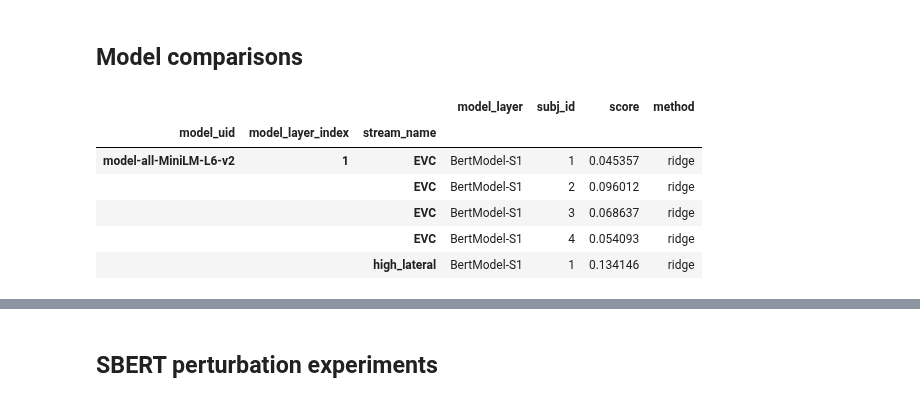
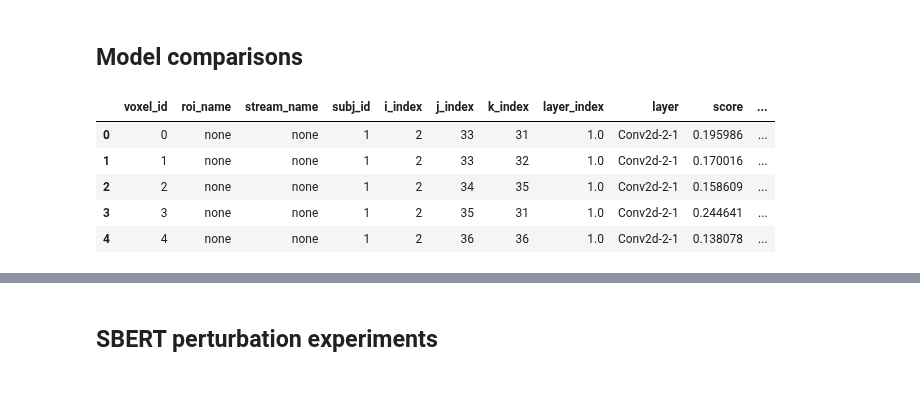
Before and after one commit to Isik-lab/SIfMRI_modeling, a Jupyter notebook: notebooks/modeling_exploration.ipynb, the cells around one changed output, grey strips where cells are left out. Saved outputs shown, nothing was run; the diff lists cells and outputs as text; code cells hidden in the pictures.

```diff
--- a/notebooks/modeling_exploration.ipynb
+++ b/notebooks/modeling_exploration.ipynb
@@ -15,29 +91,24 @@ interim_dir = f'{top_dir}/data/interim'
 # %%
 scores = []
 
 files = glob(f'{interim_dir}/VisionEncoding/*.csv')
 for file in files:
     df = pd.read_csv(file)
-    df['model_uid'] = file.split('/')[-1].split('.csv')[0]
+    df['model_uid'] = file.split('/')[-1].split('.csv')[0].split('model-')[-1]
     scores.append(df)
 
 files = glob(f'{interim_dir}/LLMEncoding/*corrected_unmasked.csv')
 for file in files:
     df = pd.read_csv(file)
-    df['model_uid'] = file.split('/')[-1].split('.csv')[0].split('_perturb')[0]
+    df['model_uid'] = file.split('/')[-1].split('.csv')[0].split('_perturb')[0].split('model-')[-1]
     scores.append(df)
 
 scores = pd.concat(scores).reset_index(drop=True)
-scores = scores[scores['stream_name'] != 'none'].reset_index(drop=True)
-scores['model_layer_index'] = scores.model_layer_index.astype('str')
-scores.set_index(['model_uid', 'model_layer_index', 'stream_name'], inplace=True)
-scores.sort_index(inplace=True)
 scores.head()
 # %% [output]
-|  |  |  | model_layer | subj_id | score | method |
-| model_uid | model_layer_index | stream_name |  |  |  |  |
-| model-all-MiniLM-L6-v2 | 1 | EVC | BertModel-S1 | 1 | 0.045357 | ridge |
-|  |  | EVC | BertModel-S1 | 2 | 0.096012 | ridge |
-|  |  | EVC | BertModel-S1 | 3 | 0.068637 | ridge |
-|  |  | EVC | BertModel-S1 | 4 | 0.054093 | ridge |
-|  |  | high_lateral | BertModel-S1 | 1 | 0.134146 | ridge |
+|  | voxel_id | roi_name | stream_name | subj_id | i_index | j_index | k_index | layer_index | layer | score | ... |
+| 0 | 0 | none | none | 1 | 2 | 33 | 31 | 1.0 | Conv2d-2-1 | 0.195986 | ... |
+| 1 | 1 | none | none | 1 | 2 | 33 | 32 | 1.0 | Conv2d-2-1 | 0.170016 | ... |
+| 2 | 2 | none | none | 1 | 2 | 34 | 35 | 1.0 | Conv2d-2-1 | 0.158609 | ... |
+| 3 | 3 | none | none | 1 | 2 | 35 | 31 | 1.0 | Conv2d-2-1 | 0.244641 | ... |
+| 4 | 4 | none | none | 1 | 2 | 36 | 36 | 1.0 | Conv2d-2-1 | 0.138078 | ... |
```
Also changed, not shown: parts of 10 cells of this notebook, 5 other files.
